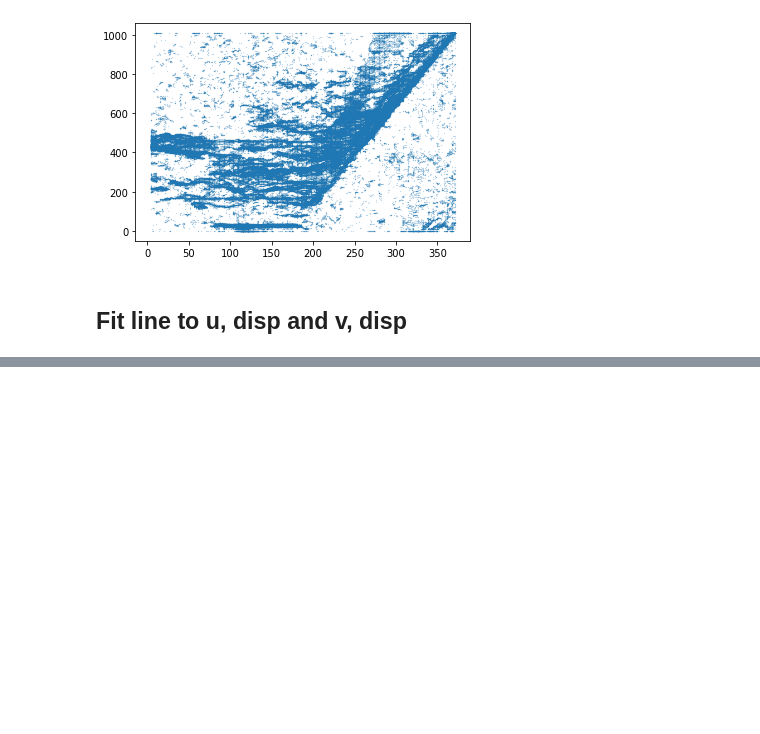
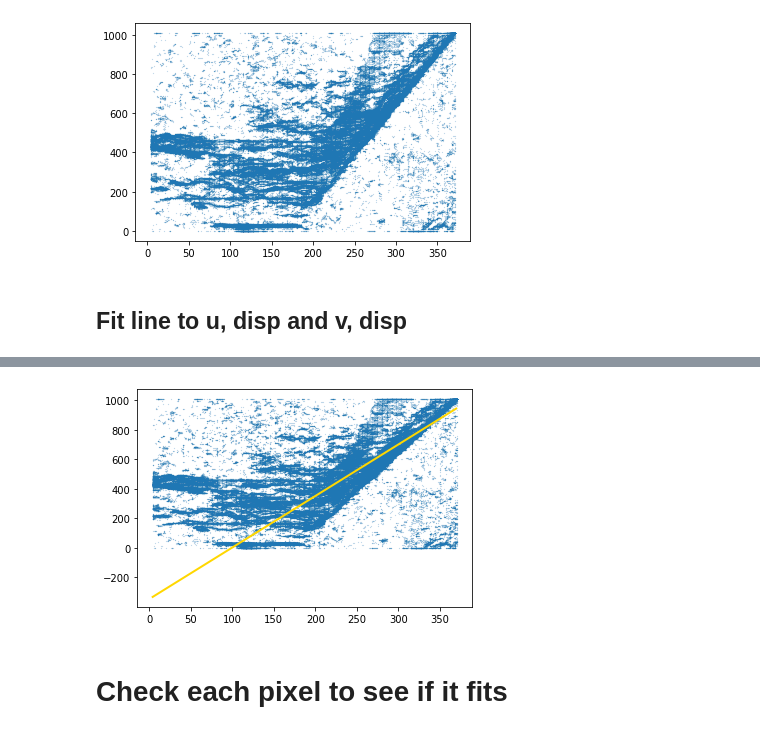
Before and after one commit to robbieculkin/depth-map, a Jupyter notebook: 1. Fit Plane.ipynb, the cells around one changed output, grey strips where cells are left out. Cells and saved outputs as stored; diff of their text form; code cells hidden in the pictures; blank space fills up the shorter version.

```diff
--- a/1. Fit Plane.ipynb
+++ b/1. Fit Plane.ipynb
@@ -87,0 +82,11 @@ array([[   0,    1,    2, ..., 1238, 1239, 1240]])
+# %%
+ransac_v = RANSACRegressor()
+ransac_v.fit(v,d)
+line_v = np.arange(v.min(), v.max())[:, np.newaxis]
+line_dv = ransac_v.predict(line_v)
+plt.scatter(x=v,y=d,s=0.01)
+plt.plot(line_v, line_dv, color='gold',linewidth=2,label="Ransac regressor");
+# %% [output]
+[figure, added]
+# %% [markdown]
+# Check each pixel to see if it fits
```
Also changed, not shown: parts of 5 cells of this notebook.
